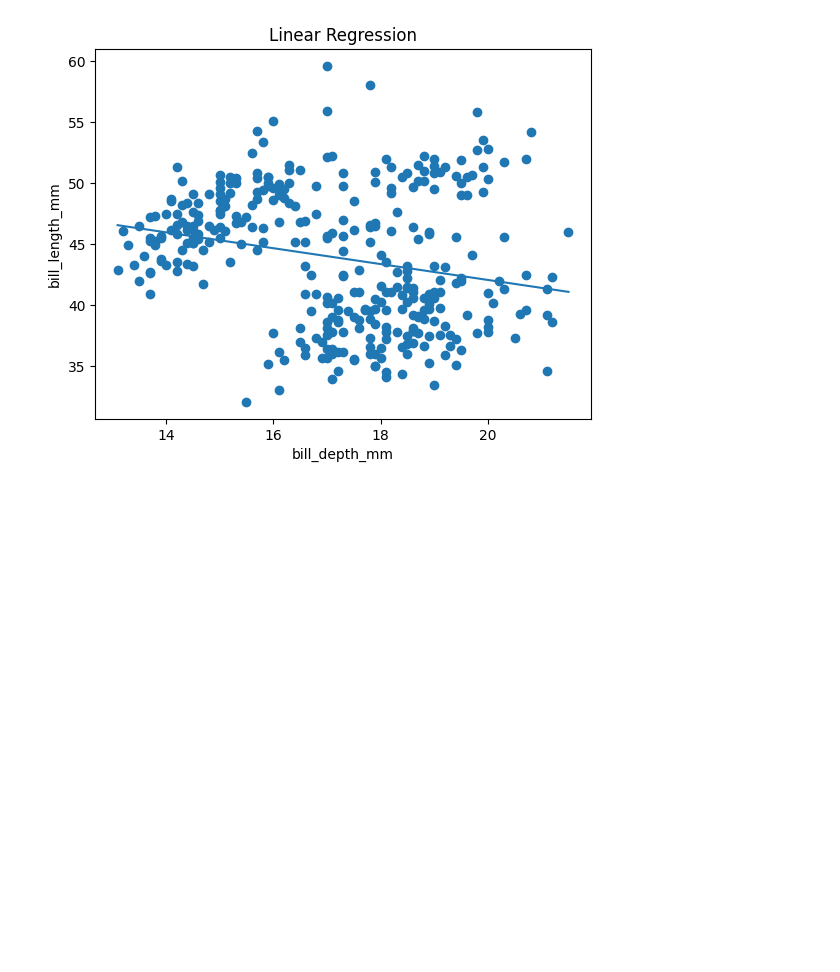
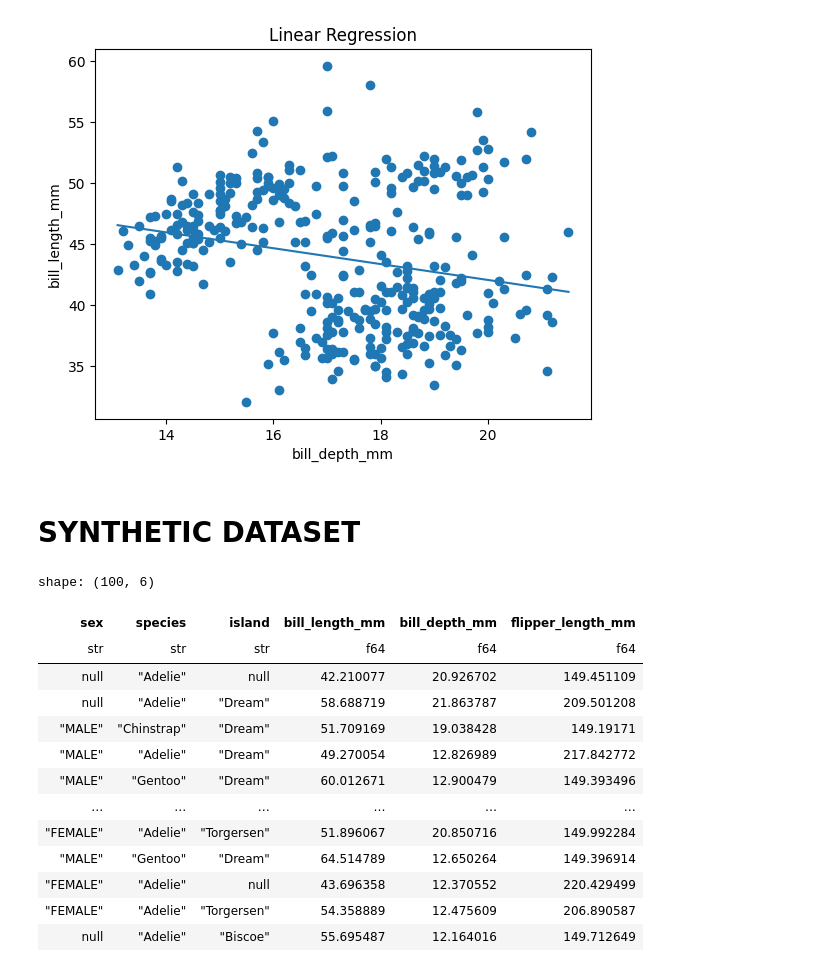
Before and after one commit to PaulineMauryL/dev-dp-lomas, a Jupyter notebook: opendp-0-14-features-penguin.ipynb, the cells around one changed output. Drawn from its saved outputs; the diff is of its cells as text; code cells hidden in the pictures; blank space fills up the shorter version.

Commit message:
add synth dataset

```diff
--- a/opendp-0-14-features-penguin.ipynb
+++ b/opendp-0-14-features-penguin.ipynb
@@ -754,3 +754,5 @@ plt.ylabel("bill_length_mm")
 plt.show()
 # %% [output]
 [figure]
+# %% [markdown]
+# SYNTHETIC DATASET
@@ -756,0 +762,38 @@ plt.show()
+# %%
+context = dp.Context.compositor(
+    data=lf,
+    privacy_unit=dp.unit_of(contributions=36),
+    privacy_loss=dp.loss_of(rho=0.19, delta=1e-7),
+)
+# %%
+table_aim = (
+    context.query(rho=0.1, delta=0.0)
+    .select(
+        "sex", "species", "island", 'bill_length_mm', 'bill_depth_mm', 'flipper_length_mm'
+    ).contingency_table(
+        keys={"sex": ["MALE", "FEMALE"],
+              "species": ['Adelie', 'Chinstrap', 'Gentoo'],
+              "island": ['Dream', 'Torgersen', 'Biscoe']
+             },
+        cuts={"bill_length_mm": [30,42,54,65],'bill_depth_mm':[13,18,23], 'flipper_length_mm': [150,200,250]},
+        algorithm=dp.mbi.AIM(),
+    )
+    .release()
+)
+# %%
+table_aim.synthesize(rows=100)
+# %% [output]
+shape: (100, 6)
+| sex | species | island | bill_length_mm | bill_depth_mm | flipper_length_mm |
+| str | str | str | f64 | f64 | f64 |
+| null | "Adelie" | null | 42.210077 | 20.926702 | 149.451109 |
+| null | "Adelie" | "Dream" | 58.688719 | 21.863787 | 209.501208 |
+| "MALE" | "Chinstrap" | "Dream" | 51.709169 | 19.038428 | 149.19171 |
+| "MALE" | "Adelie" | "Dream" | 49.270054 | 12.826989 | 217.842772 |
+| "MALE" | "Gentoo" | "Dream" | 60.012671 | 12.900479 | 149.393496 |
+| … | … | … | … | … | … |
+| "FEMALE" | "Adelie" | "Torgersen" | 51.896067 | 20.850716 | 149.992284 |
+| "MALE" | "Gentoo" | "Dream" | 64.514789 | 12.650264 | 149.396914 |
+| "FEMALE" | "Adelie" | null | 43.696358 | 12.370552 | 220.429499 |
+| "FEMALE" | "Adelie" | "Torgersen" | 54.358889 | 12.475609 | 206.890587 |
+| null | "Adelie" | "Biscoe" | 55.695487 | 12.164016 | 149.712649 |
```
Also changed, not shown: parts of 1 cell of this notebook.
